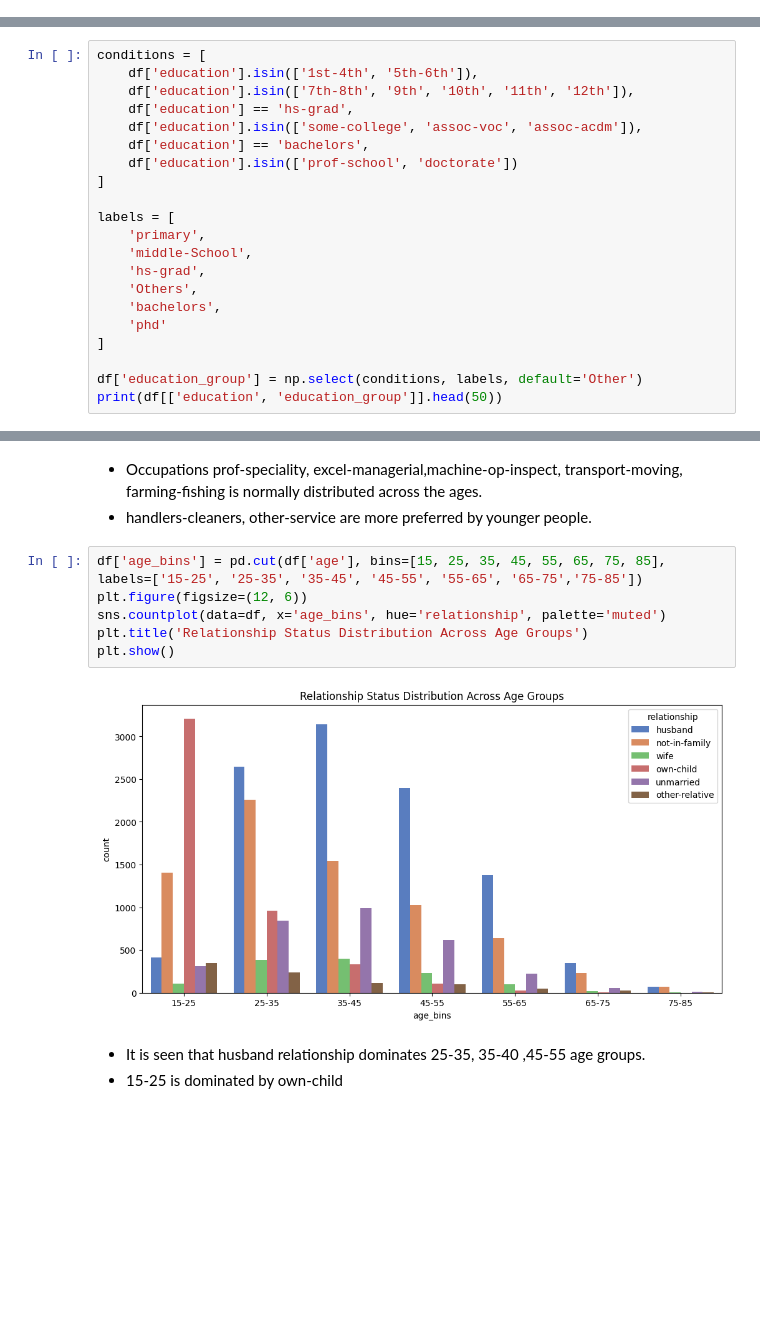
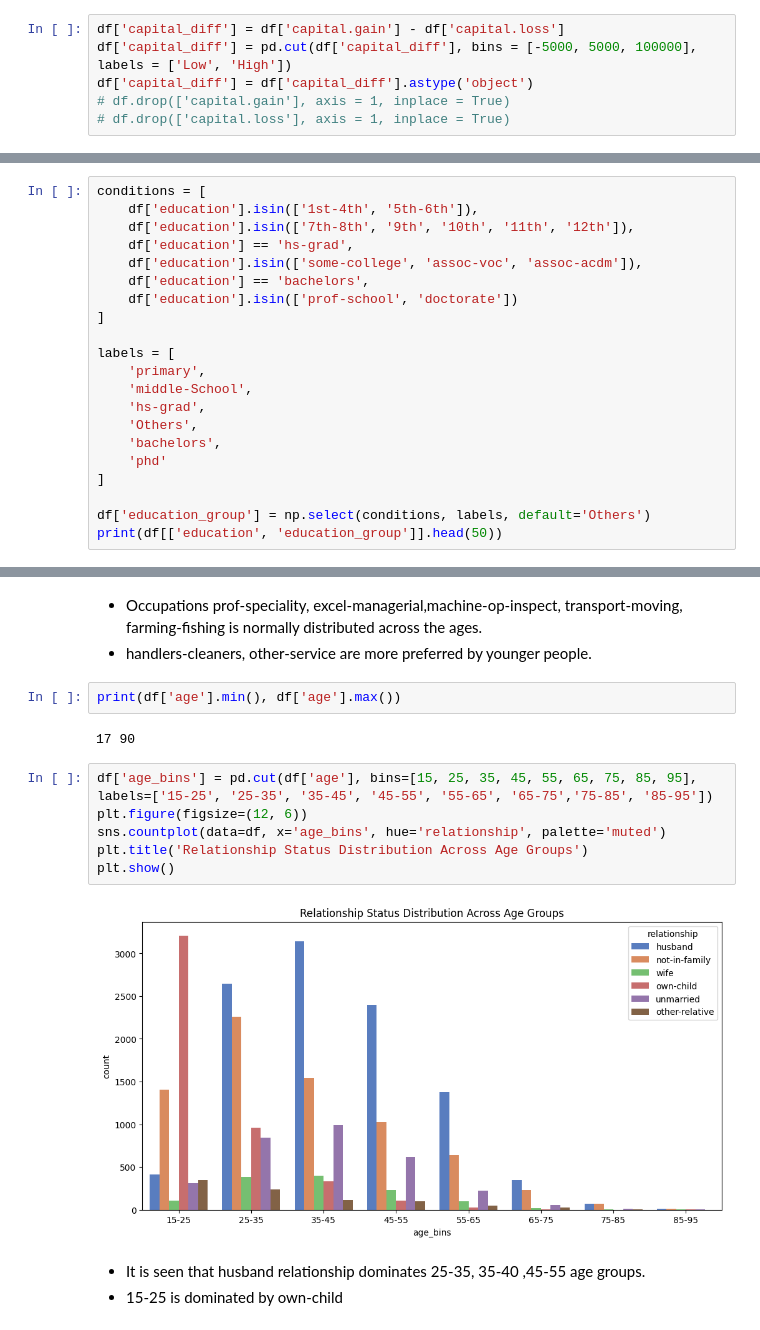
Before and after one commit to atharvawadekar/Adult-census-income-classification, a Jupyter notebook: phase1_eda.ipynb, the cells around one changed output, grey strips where cells are left out. Cells and saved outputs as stored; diff of their text form; blank space fills up the shorter version.

```diff
--- a/phase1_eda.ipynb
+++ b/phase1_eda.ipynb
@@ -394,0 +392,6 @@ def analyze_piechart_categorical(df, col):
+# %%
+df['capital_diff'] = df['capital.gain'] - df['capital.loss']
+df['capital_diff'] = pd.cut(df['capital_diff'], bins = [-5000, 5000, 100000], labels = ['Low', 'High'])
+df['capital_diff'] = df['capital_diff'].astype('object')
+# df.drop(['capital.gain'], axis = 1, inplace = True)
+# df.drop(['capital.loss'], axis = 1, inplace = True)
@@ -539,7 +538,7 @@ labels = [
     'phd'
 ]
 
-df['education_group'] = np.select(conditions, labels, default='Other')
+df['education_group'] = np.select(conditions, labels, default='Others')
 print(df[['education', 'education_group']].head(50))
 # %% [output]
        education education_group
@@ -1129,14 +1112,18 @@ Passing `palette` without assigning `hue` is deprecated and will be removed in v
 # %% [markdown]
 - Occupations prof-speciality, excel-managerial,machine-op-inspect, transport-moving, farming-fishing is normally distributed across the ages.
 - handlers-cleaners, other-service are more preferred by younger people.
+# %%
+print(df['age'].min(), df['age'].max())
+# %% [output]
+17 90
 # %%
-df['age_bins'] = pd.cut(df['age'], bins=[15, 25, 35, 45, 55, 65, 75, 85], labels=['15-25', '25-35', '35-45', '45-55', '55-65', '65-75','75-85'])
+df['age_bins'] = pd.cut(df['age'], bins=[15, 25, 35, 45, 55, 65, 75, 85, 95], labels=['15-25', '25-35', '35-45', '45-55', '55-65', '65-75','75-85', '85-95'])
 plt.figure(figsize=(12, 6))
 sns.countplot(data=df, x='age_bins', hue='relationship', palette='muted')
 plt.title('Relationship Status Distribution Across Age Groups')
 plt.show()
 # %% [output]
-[figure, old version]
+[figure, new version]
 # %% [markdown]
 - It is seen that husband relationship dominates 25-35, 35-40 ,45-55 age groups.
 - 15-25 is dominated by own-child
```
Also changed, not shown: parts of 31 cells of this notebook.
